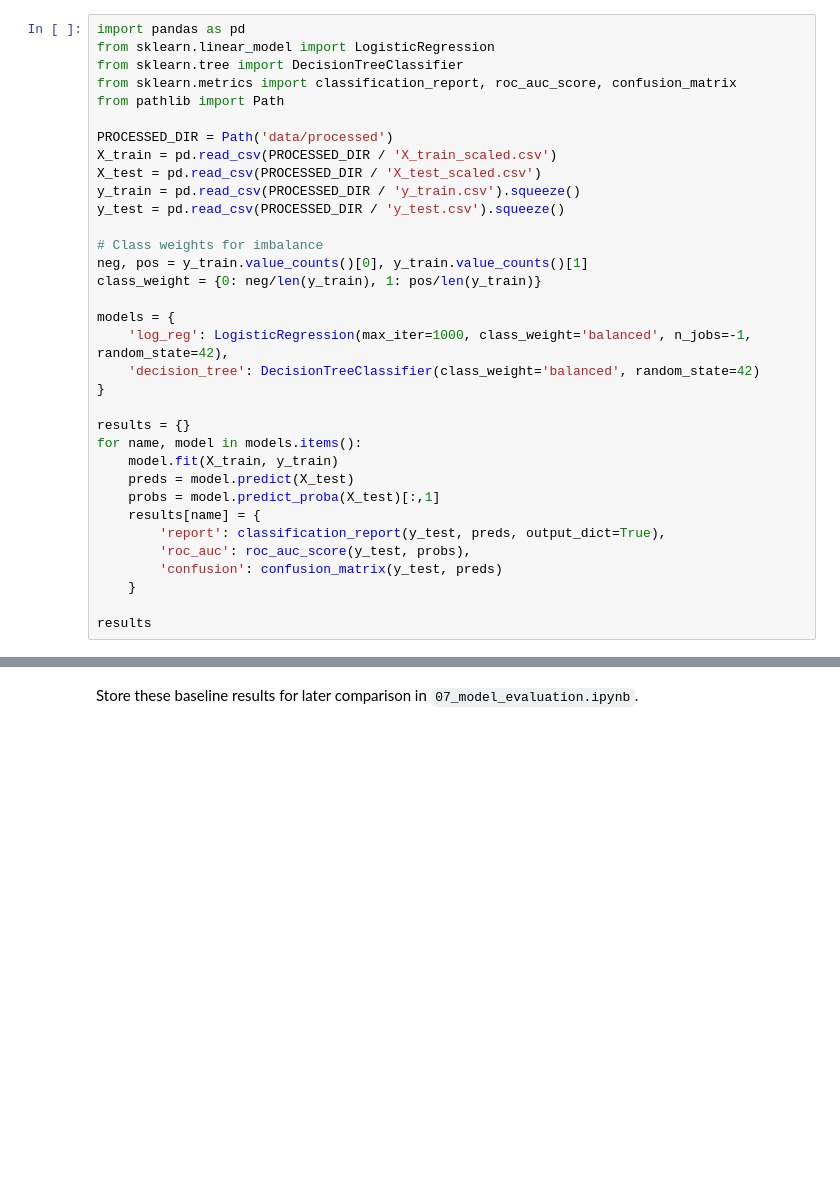
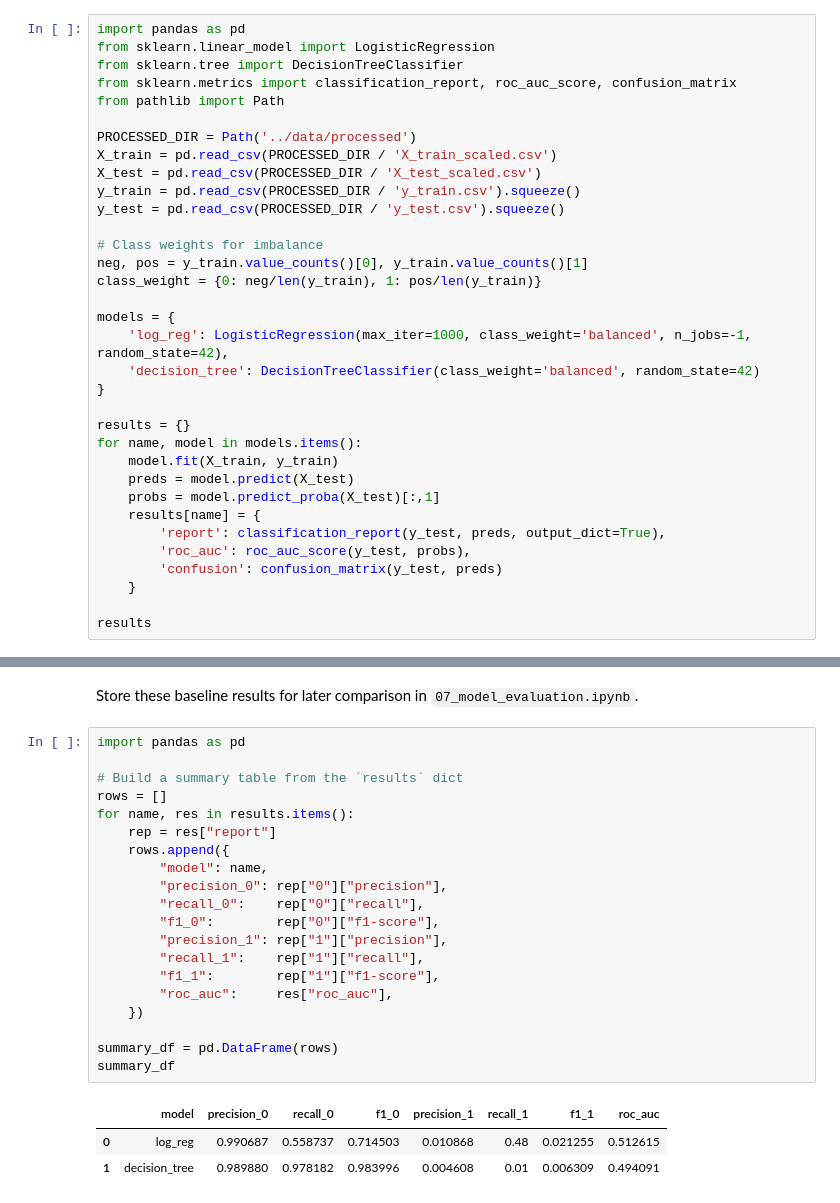
Before and after one commit to Dev666-vijay/FYP2025-Fraud-Detection, a Jupyter notebook: notebooks/04_baseline_models.ipynb, the cells around one changed output, grey strips where cells are left out. Cells and saved outputs as stored; diff of their text form; blank space fills up the shorter version.

```diff
--- a/notebooks/04_baseline_models.ipynb
+++ b/notebooks/04_baseline_models.ipynb
@@ -15,7 +15,7 @@ from sklearn.tree import DecisionTreeClassifier
 from sklearn.metrics import classification_report, roc_auc_score, confusion_matrix
 from pathlib import Path
 
-PROCESSED_DIR = Path('data/processed')
+PROCESSED_DIR = Path('../data/processed')
 X_train = pd.read_csv(PROCESSED_DIR / 'X_train_scaled.csv')
 X_test = pd.read_csv(PROCESSED_DIR / 'X_test_scaled.csv')
 y_train = pd.read_csv(PROCESSED_DIR / 'y_train.csv').squeeze()
@@ -45,2 +63,26 @@ results
 # %% [markdown]
 Store these baseline results for later comparison in `07_model_evaluation.ipynb`.
+# %%
+import pandas as pd
+
+# Build a summary table from the `results` dict
+rows = []
+for name, res in results.items():
+    rep = res["report"]
+    rows.append({
+        "model": name,
+        "precision_0": rep["0"]["precision"],
+        "recall_0":    rep["0"]["recall"],
+        "f1_0":        rep["0"]["f1-score"],
+        "precision_1": rep["1"]["precision"],
+        "recall_1":    rep["1"]["recall"],
+        "f1_1":        rep["1"]["f1-score"],
+        "roc_auc":     res["roc_auc"],
+    })
+
+summary_df = pd.DataFrame(rows)
+summary_df
+# %% [output]
+|  | model | precision_0 | recall_0 | f1_0 | precision_1 | recall_1 | f1_1 | roc_auc |
+| 0 | log_reg | 0.990687 | 0.558737 | 0.714503 | 0.010868 | 0.48 | 0.021255 | 0.512615 |
+| 1 | decision_tree | 0.989880 | 0.978182 | 0.983996 | 0.004608 | 0.01 | 0.006309 | 0.494091 |
```
Also changed, not shown: parts of 3 cells of this notebook, 14 other files.
